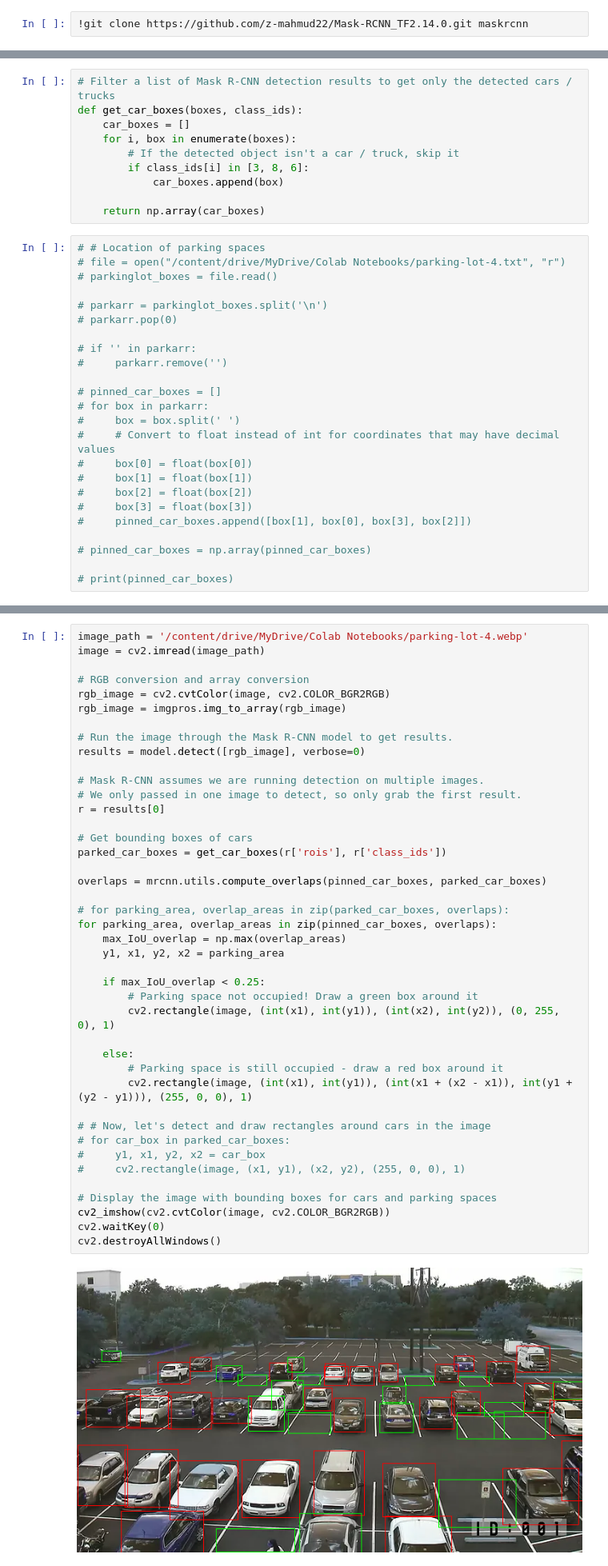
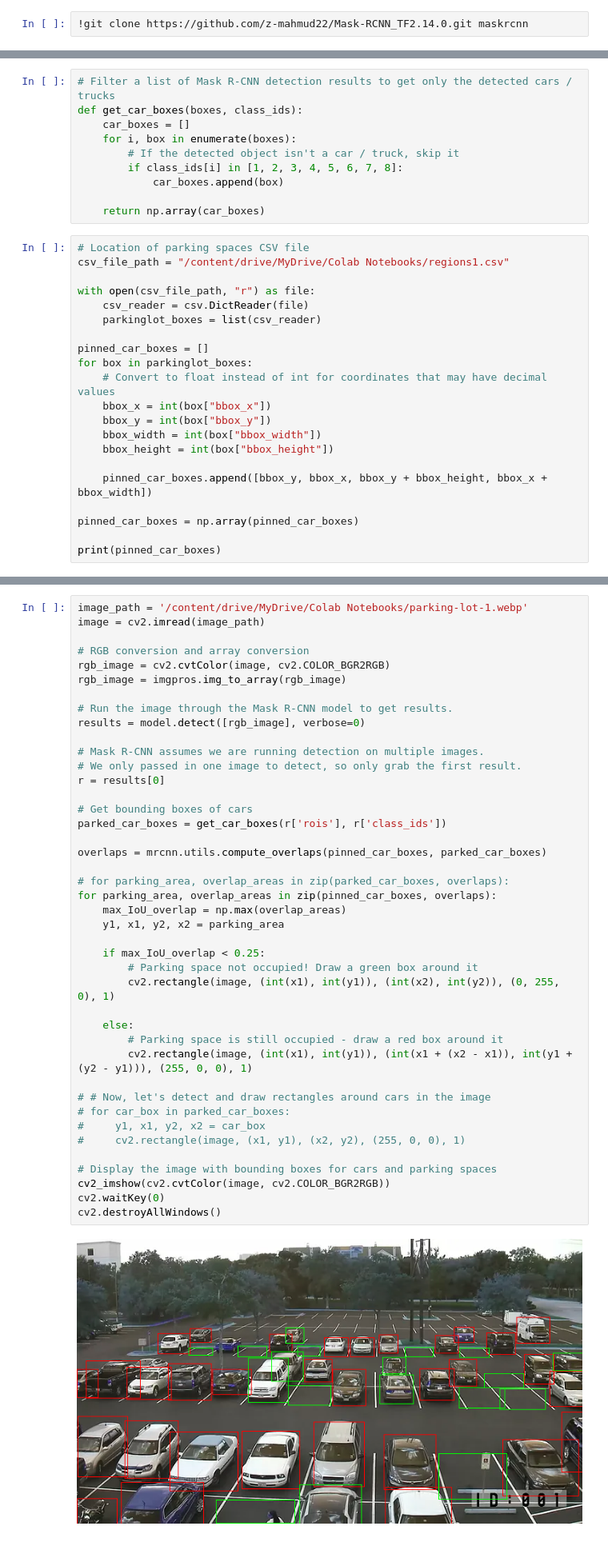
Before and after one commit to mahim-farhad/smart-parking-system, a Jupyter notebook: SmartParkingSystem.ipynb, the cells around one changed output, grey strips where cells are left out. Shown: that part at 80% size. Cells and saved outputs as stored; diff of their text form.

```diff
--- a/SmartParkingSystem.ipynb
+++ b/SmartParkingSystem.ipynb
@@ -50,31 +51,28 @@ def get_car_boxes(boxes, class_ids):
     car_boxes = []
     for i, box in enumerate(boxes):
         # If the detected object isn't a car / truck, skip it
-        if class_ids[i] in [3, 8, 6]:
+        if class_ids[i] in [1, 2, 3, 4, 5, 6, 7, 8]:
             car_boxes.append(box)
 
     return np.array(car_boxes)
 # %%
-# # Location of parking spaces
-# file = open("/content/drive/MyDrive/Colab Notebooks/parking-lot-4.txt", "r")
-# parkinglot_boxes = file.read()
+# Location of parking spaces CSV file
+csv_file_path = "/content/drive/MyDrive/Colab Notebooks/regions1.csv"
 
-# parkarr = parkinglot_boxes.split('\n')
-# parkarr.pop(0)
+with open(csv_file_path, "r") as file:
+    csv_reader = csv.DictReader(file)
+    parkinglot_boxes = list(csv_reader)
 
-# if '' in parkarr:
-#     parkarr.remove('')
+pinned_car_boxes = []
+for box in parkinglot_boxes:
+    # Convert to float instead of int for coordinates that may have decimal values
+    bbox_x = int(box["bbox_x"])
+    bbox_y = int(box["bbox_y"])
+    bbox_width = int(box["bbox_width"])
+    bbox_height = int(box["bbox_height"])
 
-# pinned_car_boxes = []
-# for box in parkarr:
-#     box = box.split(' ')
-#     # Convert to float instead of int for coordinates that may have decimal values
-#     box[0] = float(box[0])
-#     box[1] = float(box[1])
-#     box[2] = float(box[2])
-#     box[3] = float(box[3])
-#     pinned_car_boxes.append([box[1], box[0], box[3], box[2]])
+    pinned_car_boxes.append([bbox_y, bbox_x, bbox_y + bbox_height, bbox_x + bbox_width])
 
-# pinned_car_boxes = np.array(pinned_car_boxes)
+pinned_car_boxes = np.array(pinned_car_boxes)
 
-# print(pinned_car_boxes)
+print(pinned_car_boxes)
@@ -105,5 +79,5 @@ print(pinned_car_boxes)
 # %%
-image_path = '/content/drive/MyDrive/Colab Notebooks/parking-lot-4.webp'
+image_path = '/content/drive/MyDrive/Colab Notebooks/parking-lot-1.webp'
 image = cv2.imread(image_path)
 
 # RGB conversion and array conversion
@@ -118,31 +92,31 @@ results = model.detect([rgb_image], verbose=0)
 r = results[0]
 
 # Get bounding boxes of cars
 parked_car_boxes = get_car_boxes(r['rois'], r['class_ids'])
 
 overlaps = mrcnn.utils.compute_overlaps(pinned_car_boxes, parked_car_boxes)
 
 # for parking_area, overlap_areas in zip(parked_car_boxes, overlaps):
 for parking_area, overlap_areas in zip(pinned_car_boxes, overlaps):
     max_IoU_overlap = np.max(overlap_areas)
     y1, x1, y2, x2 = parking_area
 
     if max_IoU_overlap < 0.25:
         # Parking space not occupied! Draw a green box around it
         cv2.rectangle(image, (int(x1), int(y1)), (int(x2), int(y2)), (0, 255, 0), 1)
 
     else:
         # Parking space is still occupied - draw a red box around it
         cv2.rectangle(image, (int(x1), int(y1)), (int(x1 + (x2 - x1)), int(y1 + (y2 - y1))), (255, 0, 0), 1)
 
 # # Now, let's detect and draw rectangles around cars in the image
 # for car_box in parked_car_boxes:
 #     y1, x1, y2, x2 = car_box
 #     cv2.rectangle(image, (x1, y1), (x2, y2), (255, 0, 0), 1)
 
 # Display the image with bounding boxes for cars and parking spaces
 cv2_imshow(cv2.cvtColor(image, cv2.COLOR_BGR2RGB))
 cv2.waitKey(0)
 cv2.destroyAllWindows()
 # %% [output]
-[figure, old version]
+[figure, new version]
```
Also changed, not shown: parts of 2 cells of this notebook.
